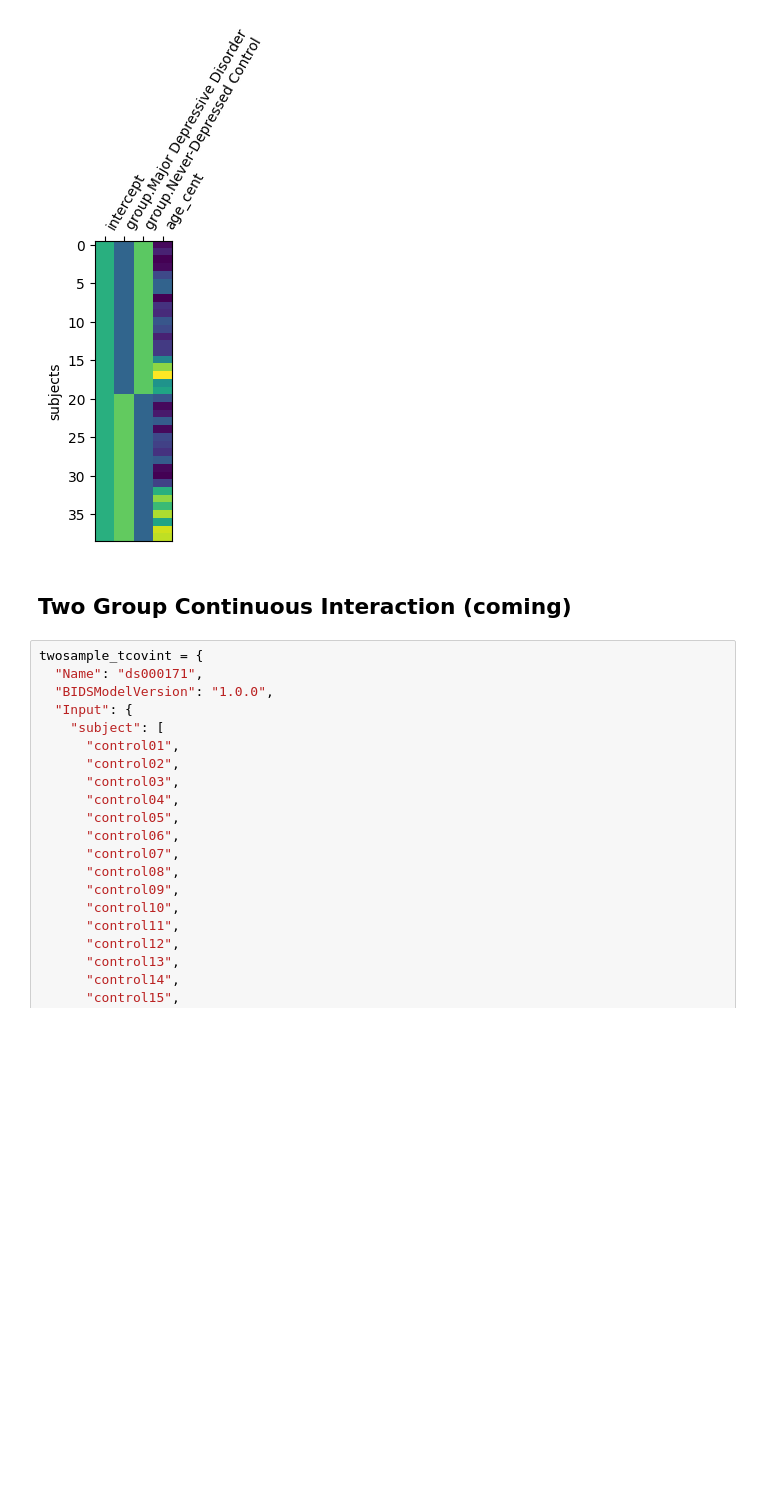
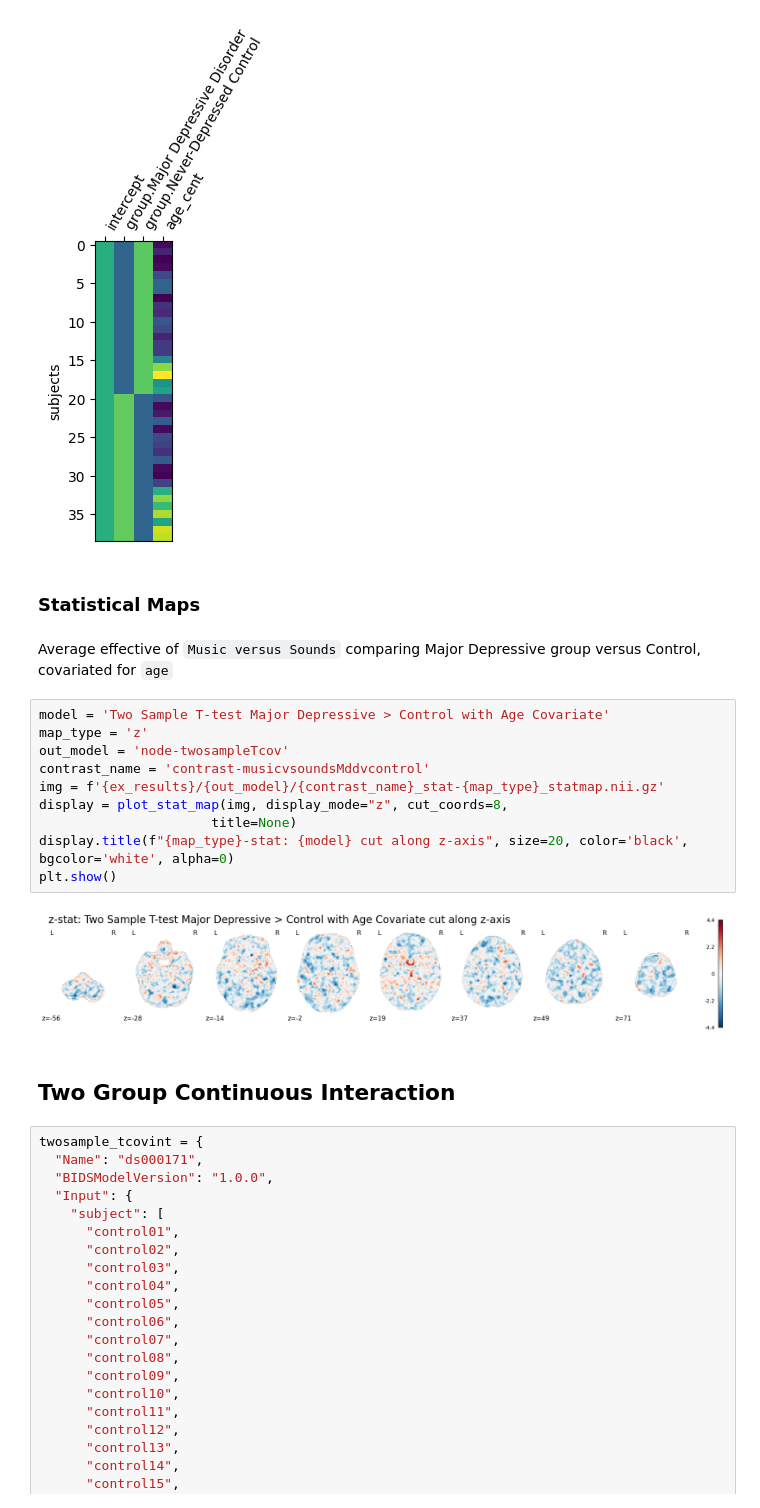
Before and after one commit to demidenm/bidsstatsmod_groupmods, a Jupyter notebook: notebooks/transformations.ipynb, the cells around one changed output. Saved outputs shown, nothing was run; the diff lists cells and outputs as text; blank space fills up the shorter version.

```diff
--- a/notebooks/transformations.ipynb
+++ b/notebooks/transformations.ipynb
@@ -1947,8 +2001,24 @@ ax.set_ylabel("subjects")
 plt.show()
 # %% [output]
 [figure]
+# %% [markdown]
+### Statistical Maps
+# %% [markdown]
+Average effective of `Music versus Sounds` comparing Major Depressive group versus Control, covariated for `age`
+# %%
+model = 'Two Sample T-test Major Depressive > Control with Age Covariate'
+map_type = 'z'
+out_model = 'node-twosampleTcov'
+contrast_name = 'contrast-musicvsoundsMddvcontrol'
+img = f'{ex_results}/{out_model}/{contrast_name}_stat-{map_type}_statmap.nii.gz'
+display = plot_stat_map(img, display_mode="z", cut_coords=8,
+                      title=None)
+display.title(f"{map_type}-stat: {model} cut along z-axis", size=20, color='black', bgcolor='white', alpha=0)
+plt.show()
+# %% [output]
+[figure, added]
 # %% [markdown]
-## Two Group Continuous Interaction (coming)
+## Two Group Continuous Interaction
 # %%
 twosample_tcovint = {
   "Name": "ds000171",
```
Also changed, not shown: parts of 21 cells of this notebook, 2 other files.
